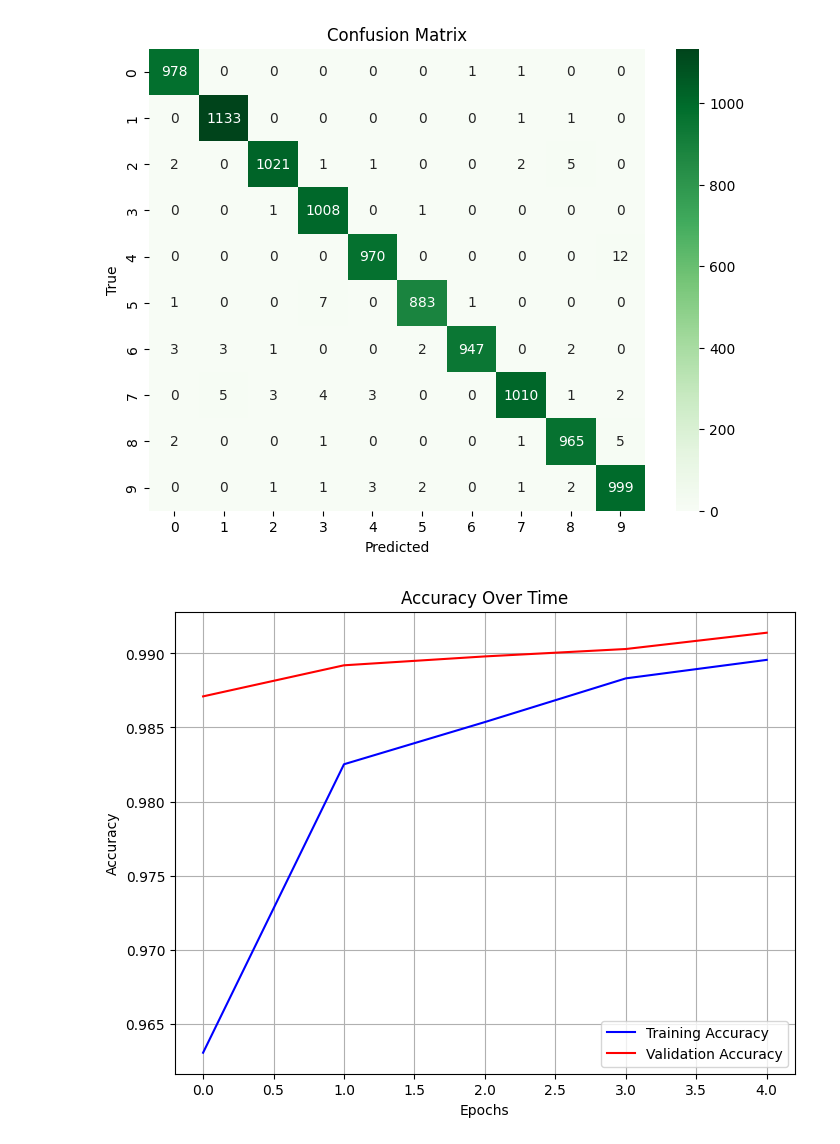
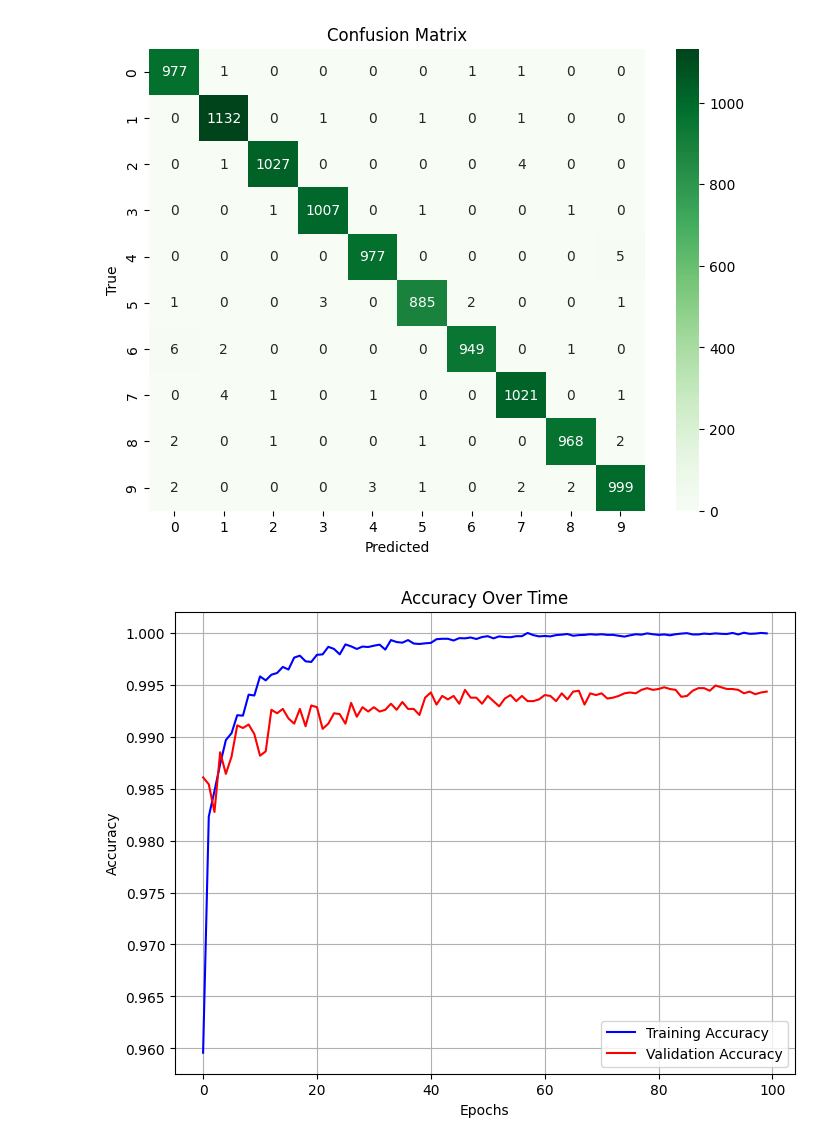
Before and after one commit to JoysgitHub/AI-COLLAB, a Jupyter notebook: CNN_MNIST.ipynb, the cells around one changed output. Cells and saved outputs as stored; diff of their text form; code cells hidden in the pictures.

```diff
--- a/CNN_MNIST.ipynb
+++ b/CNN_MNIST.ipynb
@@ -8,6 +8,7 @@ import numpy as np  # Imports NumPy, a library for numerical operations
 import matplotlib.pyplot as plt  # Imports Pyplot from Matplotlib for plotting graphs
 import time  # Imports the time module to measure execution time
 import seaborn as sns  # Imports Seaborn, a library for statistical data visualization
+from sklearn.model_selection import train_test_split
 
 # Load the MNIST dataset
 (train_images, train_labels), (test_images, test_labels) = datasets.mnist.load_data()
@@ -17,6 +18,13 @@ import seaborn as sns  # Imports Seaborn, a library for statistical data visuali
 train_images = np.expand_dims(train_images, axis=-1) / 255.0
 test_images = np.expand_dims(test_images, axis=-1) / 255.0
 # These lines add an extra dimension to the image arrays to represent the color channel (even though MNIST is grayscale) and normalize the pixel values to be between 0 and 1 for better neural network performance.
+
+
+
+# Split the training data into training and validation sets (80-20 split)
+train_images, val_images, train_labels, val_labels = train_test_split(
+    train_images, train_labels, test_size=0.2, random_state=42)
+
 
 start_time = time.time()
 # This line records the current time, which will be used later to calculate the total execution time of the model training.
@@ -75,8 +83,8 @@ early_stopping = tf.keras.callbacks.EarlyStopping(patience=5, restore_best_weigh
 # Stops training when the model doesn't improve for 5 epochs and restores the best weights.
 
 # Train the model
-history = model.fit(train_images, train_labels, epochs=2,
-                    validation_data=(test_images, test_labels))
+history = model.fit(train_images, train_labels, epochs=100,
+                    validation_data=(val_images, val_labels))
 # Trains the model for 2 epochs using the training data and also evaluates it on the test data.
 
 # End timing
@@ -85,9 +93,9 @@ execution_time = end_time - start_time  # Calculate the total execution time
 # Calculates how long it took to train and evaluate the model.
 
 
-# Evaluate on test data
-test_loss, test_acc = model.evaluate(test_images, test_labels)
-print(f"Test accuracy: {test_acc:.4f}")
+# Evaluate on validation data
+val_loss, val_acc = model.evaluate(val_images, val_labels)
+print(f"Validation accuracy: {val_acc * 100:.2f} %")
 
 # Calculate precision, recall, and F1-score
 y_pred1 = model.predict(test_images)
@@ -148,3 +155,3 @@ Execution time: 2006.29 seconds
 Confusion Matrix:
 [figure]
-[figure, old version]
+[figure, new version]
```
Also changed, not shown: parts of 1 cell of this notebook.
